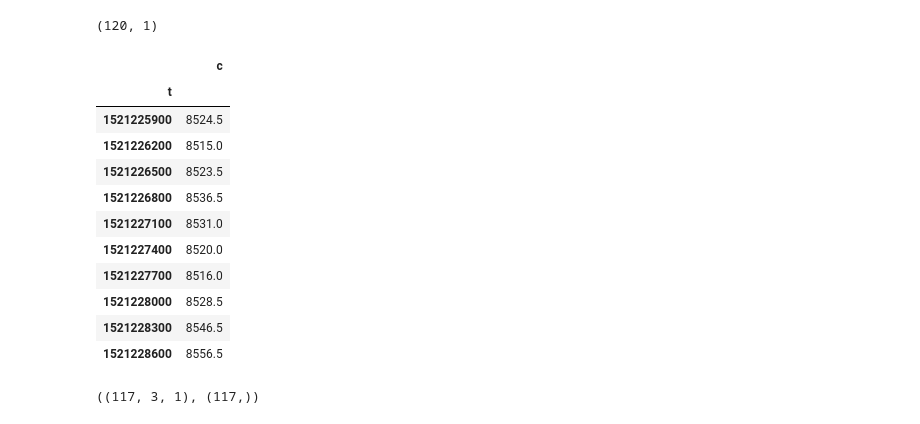
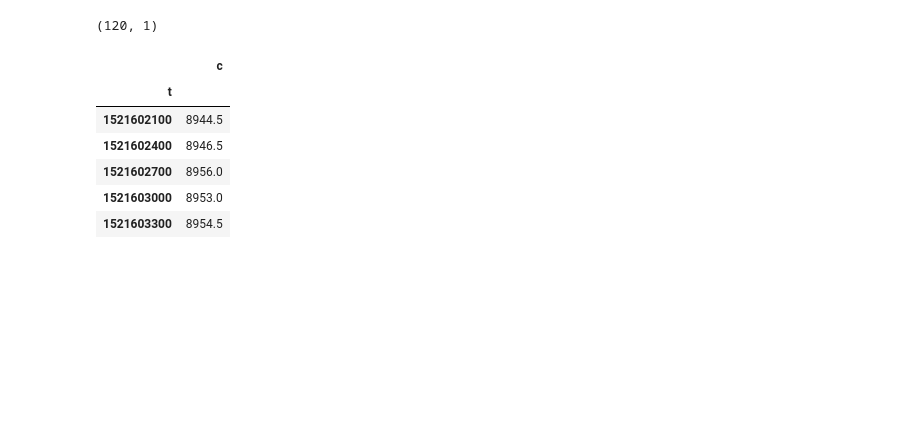
Before and after one commit to rakuishi/sac14, a Jupyter notebook: notebooks/rnn_predict.ipynb, the cells around one changed output. Cells and saved outputs as stored; diff of their text form; code cells hidden in the pictures; blank space fills up the shorter version.

```diff
--- a/notebooks/rnn_predict.ipynb
+++ b/notebooks/rnn_predict.ipynb
@@ -52,24 +81,12 @@ future_dataframe.shape
 # %% [output]
 (120, 1)
 # %%
-future_dataframe.head(10)
+future_dataframe.head(5)
 # %% [output]
 |  | c |
 | t |  |
-| 1521225900 | 8524.5 |
-| 1521226200 | 8515.0 |
-| 1521226500 | 8523.5 |
-| 1521226800 | 8536.5 |
-| 1521227100 | 8531.0 |
-| 1521227400 | 8520.0 |
-| 1521227700 | 8516.0 |
-| 1521228000 | 8528.5 |
-| 1521228300 | 8546.5 |
-| 1521228600 | 8556.5 |
+| 1521602100 | 8944.5 |
+| 1521602400 | 8946.5 |
+| 1521602700 | 8956.0 |
+| 1521603000 | 8953.0 |
+| 1521603300 | 8954.5 |
-# %%
-dataset = future_dataframe.values.astype('float32')
-dataset = scaler.fit_transform(dataset)
-data_x, data_y = create_dataset(dataset, look_back)
-data_x.shape, data_y.shape
-# %% [output]
-((117, 3, 1), (117,))
```
Also changed, not shown: parts of 11 cells of this notebook.
